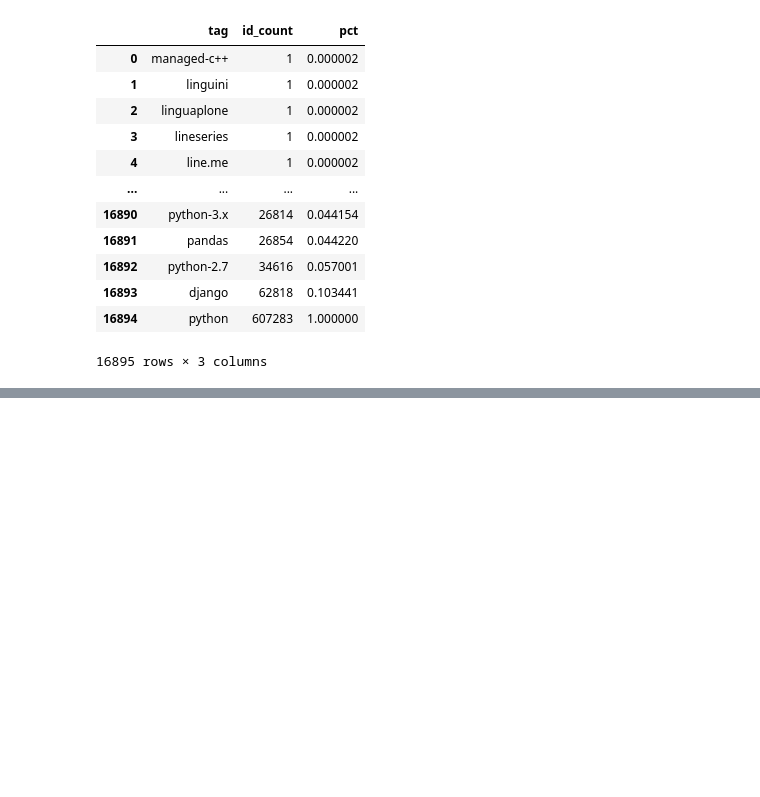
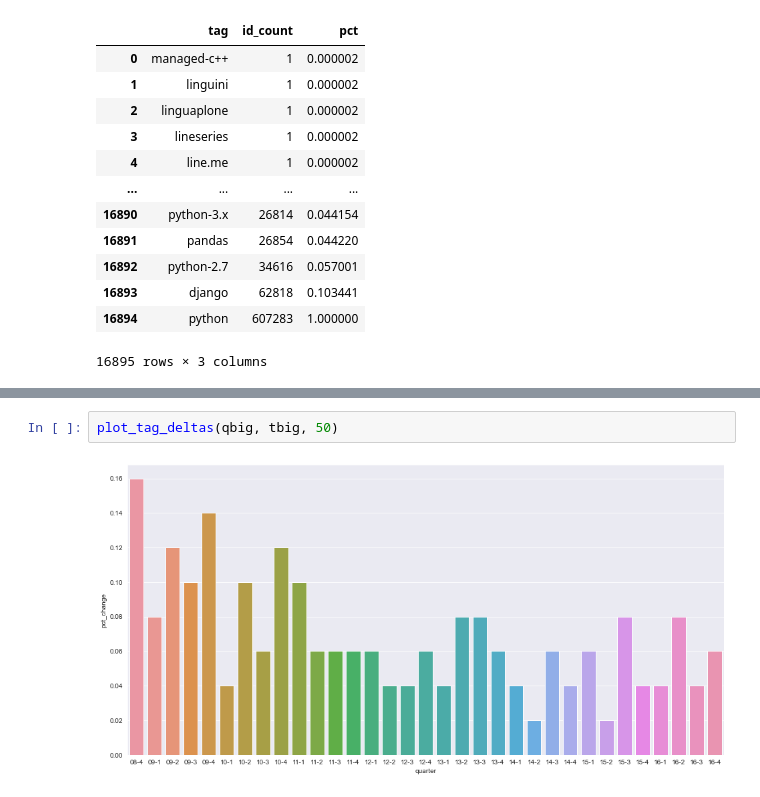
Before and after one commit to willcd/module5-project, a Jupyter notebook: code/eda_notebook.ipynb, the cells around one changed output, grey strips where cells are left out. Saved outputs shown, nothing was run; the diff lists cells and outputs as text; blank space fills up the shorter version.

```diff
--- a/code/eda_notebook.ipynb
+++ b/code/eda_notebook.ipynb
@@ -447,0 +564,4 @@ idtag_df
+# %%
+plot_tag_deltas(qbig, tbig, 50)
+# %% [output]
+[figure, added]
```
Also changed, not shown: parts of 25 cells of this notebook.
